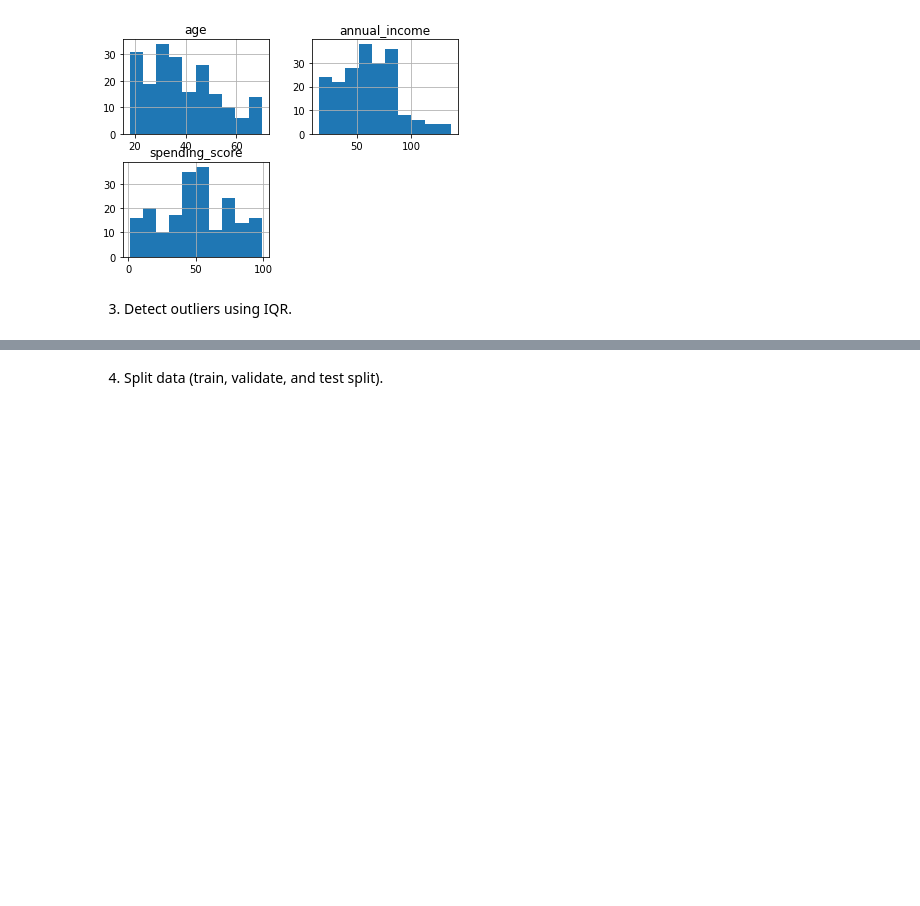
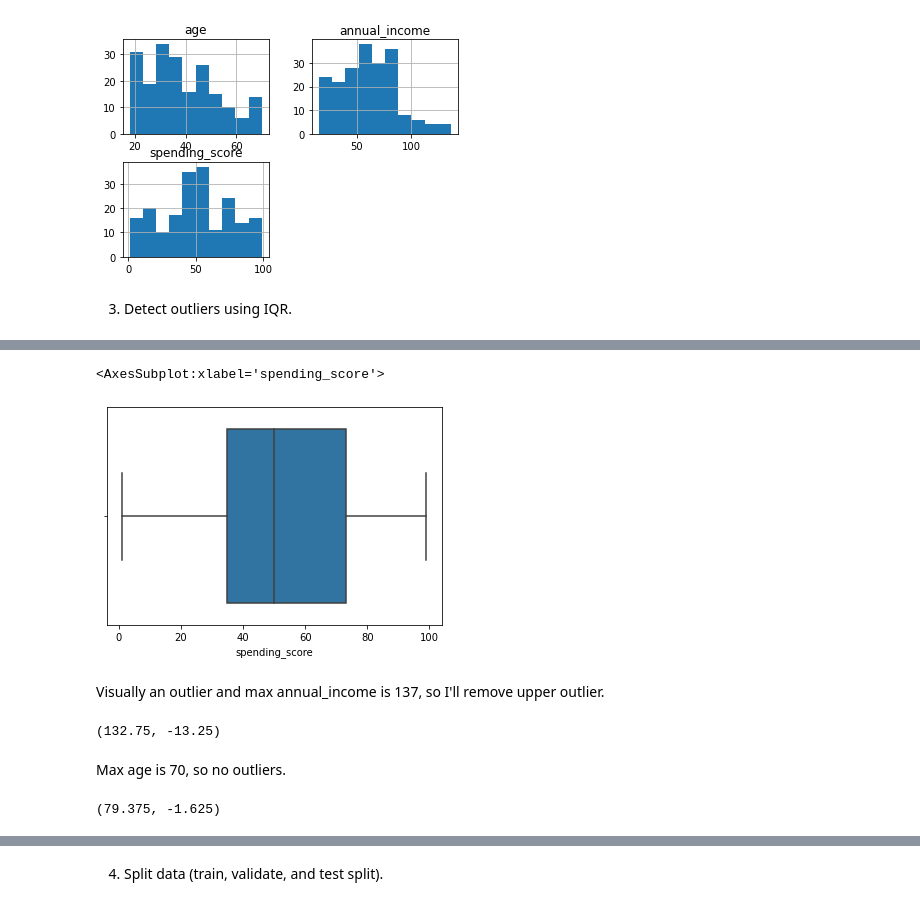
Before and after one commit to o0amandagomez0o/clustering-exercises, a Jupyter notebook: zillow.ipynb, the cells around one changed output, grey strips where cells are left out. Cells and saved outputs as stored; diff of their text form; code cells hidden in the pictures; blank space fills up the shorter version.

```diff
--- a/zillow.ipynb
+++ b/zillow.ipynb
@@ -1311,0 +1322,7 @@ array([[<AxesSubplot:title={'center':'age'}>,
+# %%
+sns.boxplot(x='spending_score', data=mall)
+# %% [output]
+<AxesSubplot:xlabel='spending_score'>
+[figure, added]
+# %% [markdown]
+Visually an outlier and max annual_income is 137, so I'll remove upper outlier.
@@ -1311,0 +1331,11 @@ array([[<AxesSubplot:title={'center':'age'}>,
+# %%
+upper_bound, lower_bound
+# %% [output]
+(132.75, -13.25)
+# %% [markdown]
+Max age is 70, so no outliers.
+# %%
+upper_bound1, lower_bound1 = wz.outlier(mall, 'age', 1.5)
+upper_bound1, lower_bound1
+# %% [output]
+(79.375, -1.625)
```
Also changed, not shown: parts of 30 cells of this notebook, 2 other files.
